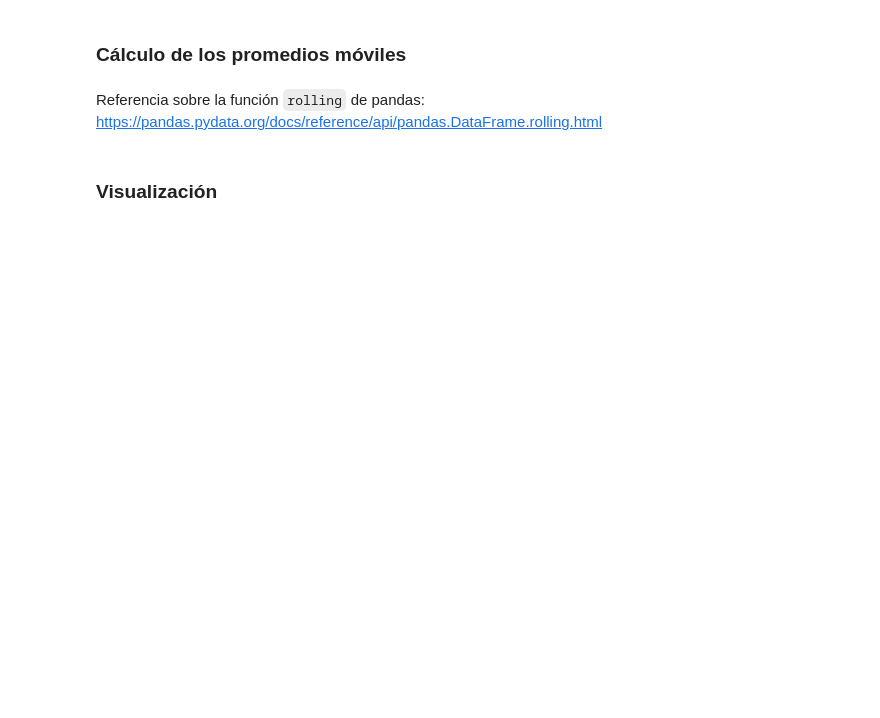
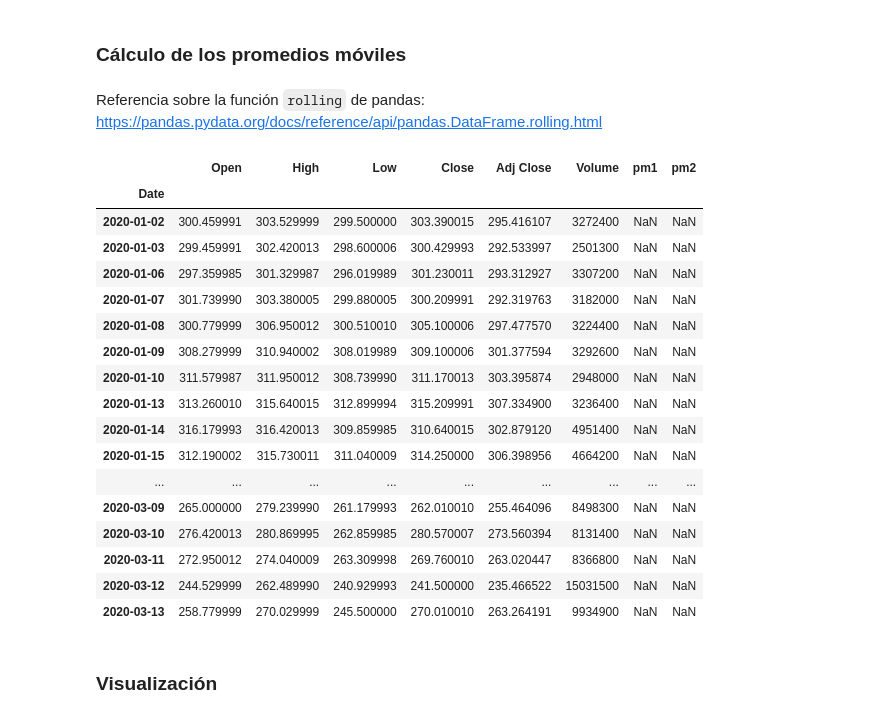
Before and after one commit to carlosdeoncedos/CienciaDatosFinanzas2024_11, a Jupyter notebook: Sesion9.ipynb, the cells around one changed output. Cells and saved outputs as stored; diff of their text form; code cells hidden in the pictures; blank space fills up the shorter version.

```diff
--- a/Sesion9.ipynb
+++ b/Sesion9.ipynb
@@ -1551,2 +1578,23 @@ https://pandas.pydata.org/docs/reference/api/pandas.DataFrame.rolling.html
+# %%
+master_card.head(50)
+# %% [output]
+|  | Open | High | Low | Close | Adj Close | Volume | pm1 | pm2 |
+| Date |  |  |  |  |  |  |  |  |
+| 2020-01-02 | 300.459991 | 303.529999 | 299.500000 | 303.390015 | 295.416107 | 3272400 | NaN | NaN |
+| 2020-01-03 | 299.459991 | 302.420013 | 298.600006 | 300.429993 | 292.533997 | 2501300 | NaN | NaN |
+| 2020-01-06 | 297.359985 | 301.329987 | 296.019989 | 301.230011 | 293.312927 | 3307200 | NaN | NaN |
+| 2020-01-07 | 301.739990 | 303.380005 | 299.880005 | 300.209991 | 292.319763 | 3182000 | NaN | NaN |
+| 2020-01-08 | 300.779999 | 306.950012 | 300.510010 | 305.100006 | 297.477570 | 3224400 | NaN | NaN |
+| 2020-01-09 | 308.279999 | 310.940002 | 308.019989 | 309.100006 | 301.377594 | 3292600 | NaN | NaN |
+| 2020-01-10 | 311.579987 | 311.950012 | 308.739990 | 311.170013 | 303.395874 | 2948000 | NaN | NaN |
+| 2020-01-13 | 313.260010 | 315.640015 | 312.899994 | 315.209991 | 307.334900 | 3236400 | NaN | NaN |
+| 2020-01-14 | 316.179993 | 316.420013 | 309.859985 | 310.640015 | 302.879120 | 4951400 | NaN | NaN |
+| 2020-01-15 | 312.190002 | 315.730011 | 311.040009 | 314.250000 | 306.398956 | 4664200 | NaN | NaN |
+| ... | ... | ... | ... | ... | ... | ... | ... | ... |
+| 2020-03-09 | 265.000000 | 279.239990 | 261.179993 | 262.010010 | 255.464096 | 8498300 | NaN | NaN |
+| 2020-03-10 | 276.420013 | 280.869995 | 262.859985 | 280.570007 | 273.560394 | 8131400 | NaN | NaN |
+| 2020-03-11 | 272.950012 | 274.040009 | 263.309998 | 269.760010 | 263.020447 | 8366800 | NaN | NaN |
+| 2020-03-12 | 244.529999 | 262.489990 | 240.929993 | 241.500000 | 235.466522 | 15031500 | NaN | NaN |
+| 2020-03-13 | 258.779999 | 270.029999 | 245.500000 | 270.010010 | 263.264191 | 9934900 | NaN | NaN |
 # %% [markdown]
 ### Visualización
```
Also changed, not shown: parts of 12 cells of this notebook.
